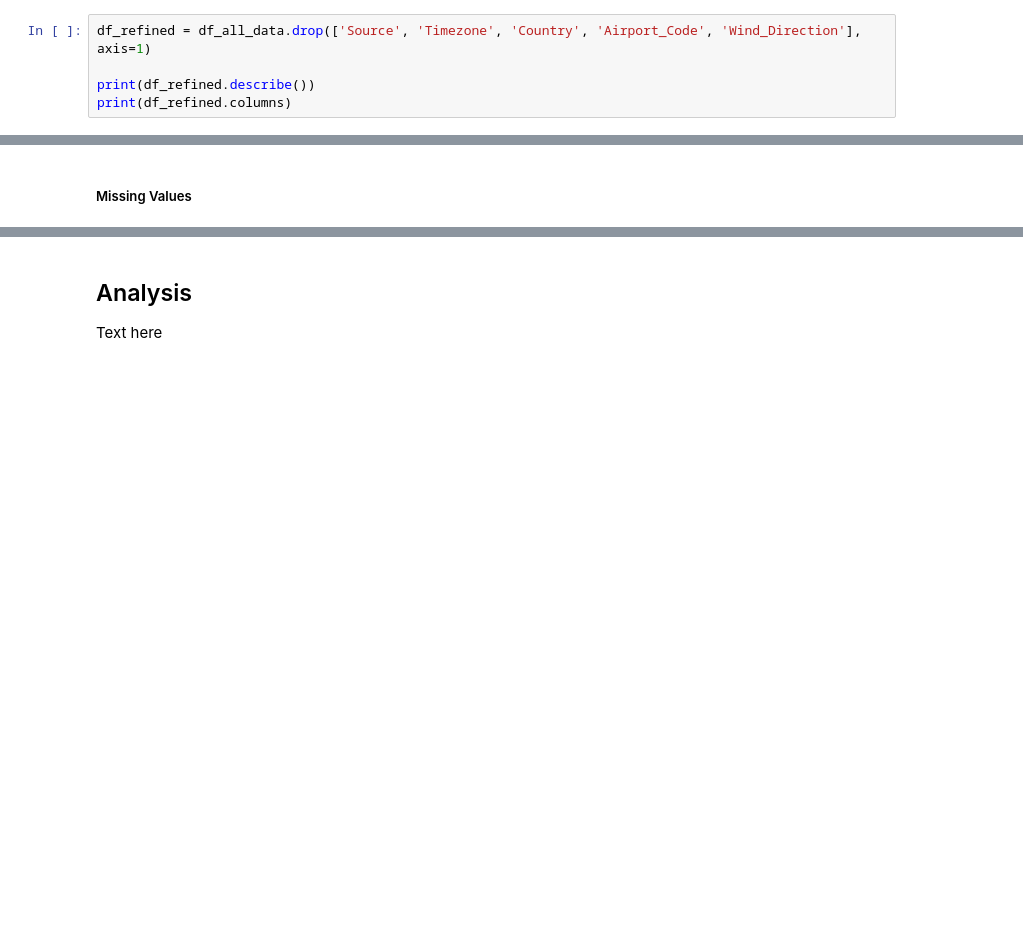
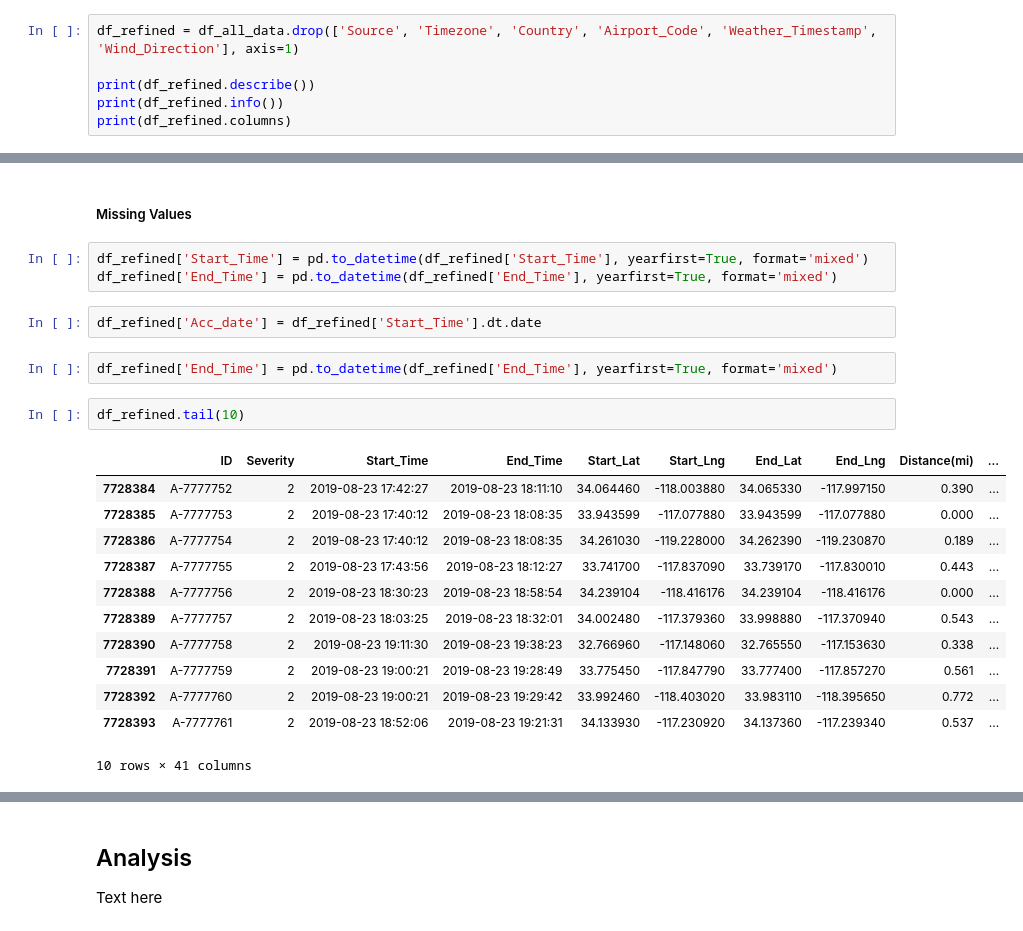
Before and after one commit to marhas109/MH_DS_Capstone_Project_1, a Jupyter notebook: MH_DS_Capstone_Project_1.ipynb, the cells around one changed output, grey strips where cells are left out. Saved outputs shown, nothing was run; the diff lists cells and outputs as text; blank space fills up the shorter version.

```diff
--- a/MH_DS_Capstone_Project_1.ipynb
+++ b/MH_DS_Capstone_Project_1.ipynb
@@ -173,7 +124,8 @@ Based on my exploration of the data, I'm removing the following fields from the
 # %%
-df_refined = df_all_data.drop(['Source', 'Timezone', 'Country', 'Airport_Code', 'Wind_Direction'], axis=1)
+df_refined = df_all_data.drop(['Source', 'Timezone', 'Country', 'Airport_Code', 'Weather_Timestamp', 'Wind_Direction'], axis=1)
 
 print(df_refined.describe())
+print(df_refined.info())
 print(df_refined.columns)
 # %% [output]
            Severity     Start_Lat     Start_Lng       End_Lat       End_Lng  \
@@ -197,3 +149,25 @@ count  7.728394e+06    7.564541e+06   5.729375e+06  7.554250e+06
 ### Data Cleaning
 # %% [markdown]
 ##### Missing Values
+# %%
+df_refined['Start_Time'] = pd.to_datetime(df_refined['Start_Time'], yearfirst=True, format='mixed')
+df_refined['End_Time'] = pd.to_datetime(df_refined['End_Time'], yearfirst=True, format='mixed')
+# %%
+df_refined['Acc_date'] = df_refined['Start_Time'].dt.date
+# %%
+df_refined['End_Time'] = pd.to_datetime(df_refined['End_Time'], yearfirst=True, format='mixed')
+# %%
+df_refined.tail(10)
+# %% [output]
+|  | ID | Severity | Start_Time | End_Time | Start_Lat | Start_Lng | End_Lat | End_Lng | Distance(mi) | ... |
+| 7728384 | A-7777752 | 2 | 2019-08-23 17:42:27 | 2019-08-23 18:11:10 | 34.064460 | -118.003880 | 34.065330 | -117.997150 | 0.390 | ... |
+| 7728385 | A-7777753 | 2 | 2019-08-23 17:40:12 | 2019-08-23 18:08:35 | 33.943599 | -117.077880 | 33.943599 | -117.077880 | 0.000 | ... |
+| 7728386 | A-7777754 | 2 | 2019-08-23 17:40:12 | 2019-08-23 18:08:35 | 34.261030 | -119.228000 | 34.262390 | -119.230870 | 0.189 | ... |
+| 7728387 | A-7777755 | 2 | 2019-08-23 17:43:56 | 2019-08-23 18:12:27 | 33.741700 | -117.837090 | 33.739170 | -117.830010 | 0.443 | ... |
+| 7728388 | A-7777756 | 2 | 2019-08-23 18:30:23 | 2019-08-23 18:58:54 | 34.239104 | -118.416176 | 34.239104 | -118.416176 | 0.000 | ... |
+| 7728389 | A-7777757 | 2 | 2019-08-23 18:03:25 | 2019-08-23 18:32:01 | 34.002480 | -117.379360 | 33.998880 | -117.370940 | 0.543 | ... |
+| 7728390 | A-7777758 | 2 | 2019-08-23 19:11:30 | 2019-08-23 19:38:23 | 32.766960 | -117.148060 | 32.765550 | -117.153630 | 0.338 | ... |
+| 7728391 | A-7777759 | 2 | 2019-08-23 19:00:21 | 2019-08-23 19:28:49 | 33.775450 | -117.847790 | 33.777400 | -117.857270 | 0.561 | ... |
+| 7728392 | A-7777760 | 2 | 2019-08-23 19:00:21 | 2019-08-23 19:29:42 | 33.992460 | -118.403020 | 33.983110 | -118.395650 | 0.772 | ... |
+| 7728393 | A-7777761 | 2 | 2019-08-23 18:52:06 | 2019-08-23 19:21:31 | 34.133930 | -117.230920 | 34.137360 | -117.239340 | 0.537 | ... |
+10 rows × 41 columns
```
Also changed, not shown: parts of 22 cells of this notebook.
